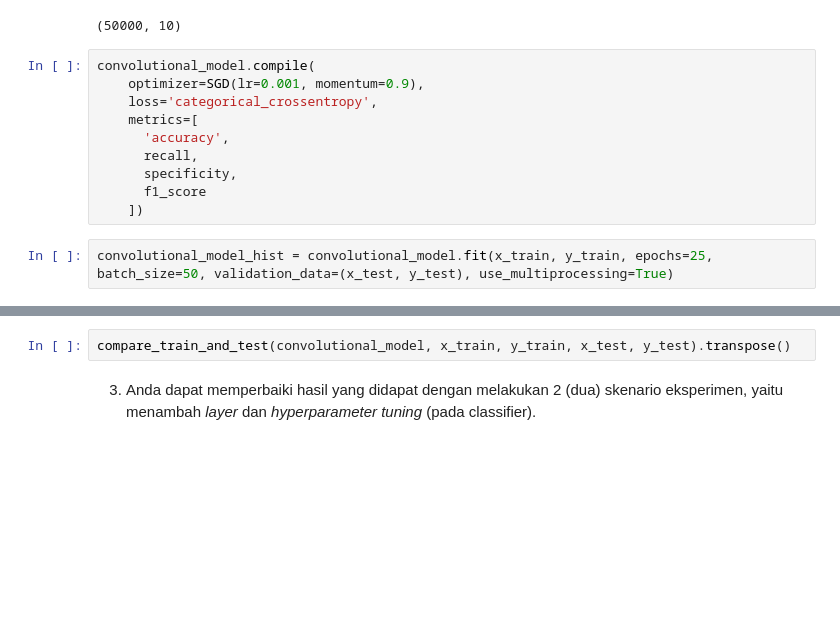
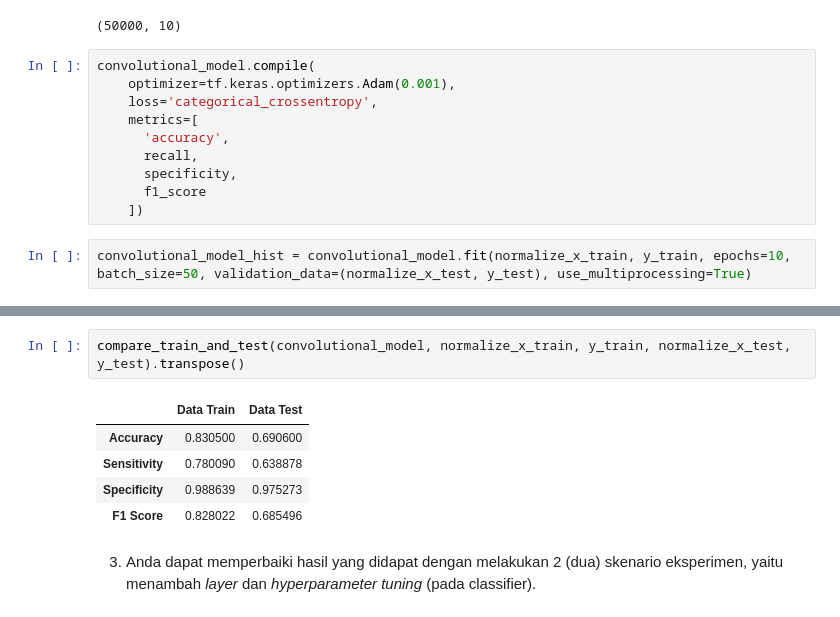
Before and after one commit to reiva5/CSC6801381-pemelajaran-mesin-lanjut, a Jupyter notebook: Lab 2/src/Tugas2_Jehian Norman Saviero_2006609645.ipynb, the cells around one changed output, grey strips where cells are left out. Saved outputs shown, nothing was run; the diff lists cells and outputs as text; blank space fills up the shorter version.

```diff
--- a/Lab 2/src/Tugas2_Jehian Norman Saviero_2006609645.ipynb
+++ b/Lab 2/src/Tugas2_Jehian Norman Saviero_2006609645.ipynb
@@ -527,7 +524,7 @@ convolutional_model.output_shape
 (50000, 10)
 # %%
 convolutional_model.compile(
-    optimizer=SGD(lr=0.001, momentum=0.9),
+    optimizer=tf.keras.optimizers.Adam(0.001),
     loss='categorical_crossentropy',
     metrics=[
       'accuracy',
@@ -536,5 +533,5 @@ convolutional_model.compile(
       f1_score
     ])
 # %%
-convolutional_model_hist = convolutional_model.fit(x_train, y_train, epochs=25, batch_size=50, validation_data=(x_test, y_test), use_multiprocessing=True)
+convolutional_model_hist = convolutional_model.fit(normalize_x_train, y_train, epochs=10, batch_size=50, validation_data=(normalize_x_test, y_test), use_multiprocessing=True)
 # %% [output]
@@ -544,5 +558,11 @@ WARNING:tensorflow:Model was constructed with shape (50000, 32, 32, 3) for input
 # %%
-compare_train_and_test(convolutional_model, x_train, y_train, x_test, y_test).transpose()
+compare_train_and_test(convolutional_model, normalize_x_train, y_train, normalize_x_test, y_test).transpose()
+# %% [output]
+|  | Data Train | Data Test |
+| Accuracy | 0.830500 | 0.690600 |
+| Sensitivity | 0.780090 | 0.638878 |
+| Specificity | 0.988639 | 0.975273 |
+| F1 Score | 0.828022 | 0.685496 |
 # %% [markdown]
 3. Anda dapat memperbaiki hasil yang didapat dengan melakukan 2 (dua) skenario eksperimen, yaitu menambah _layer_ dan _hyperparameter tuning_ (pada classifier).
 # %% [markdown]
```
Also changed, not shown: parts of 26 cells of this notebook.
